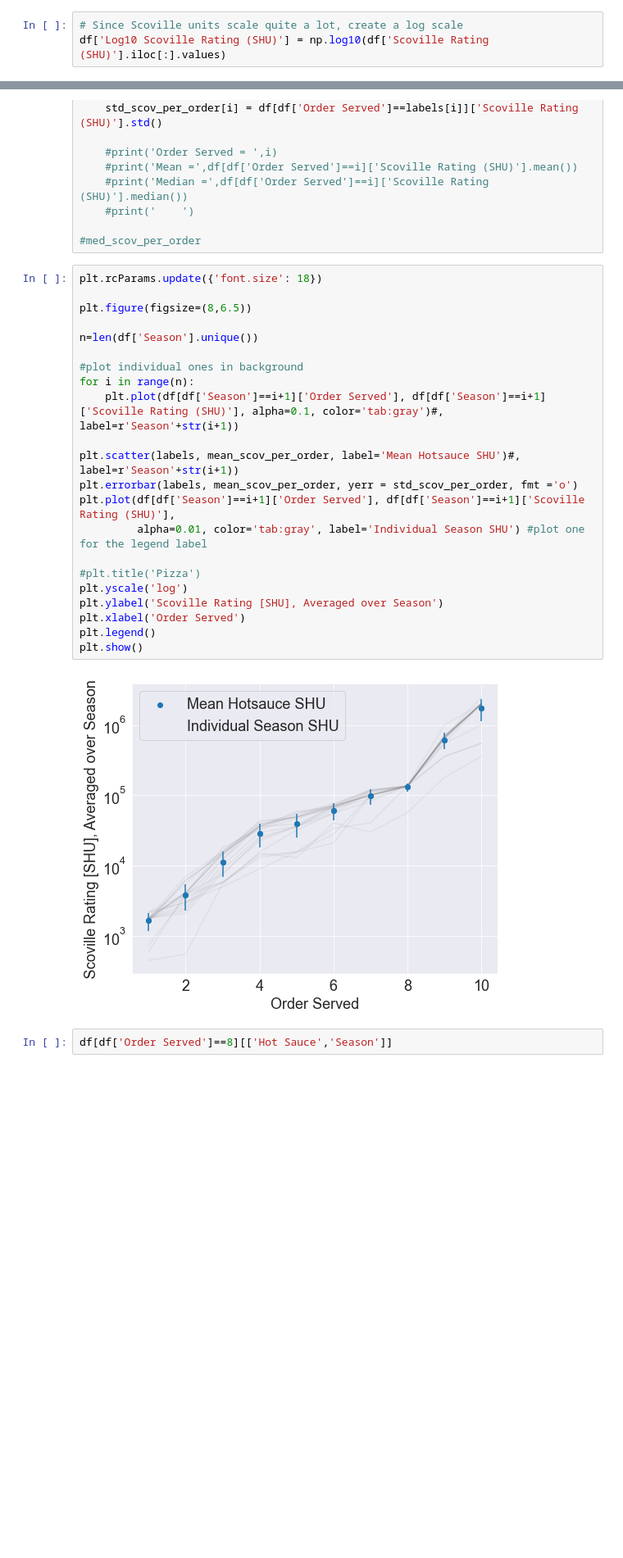
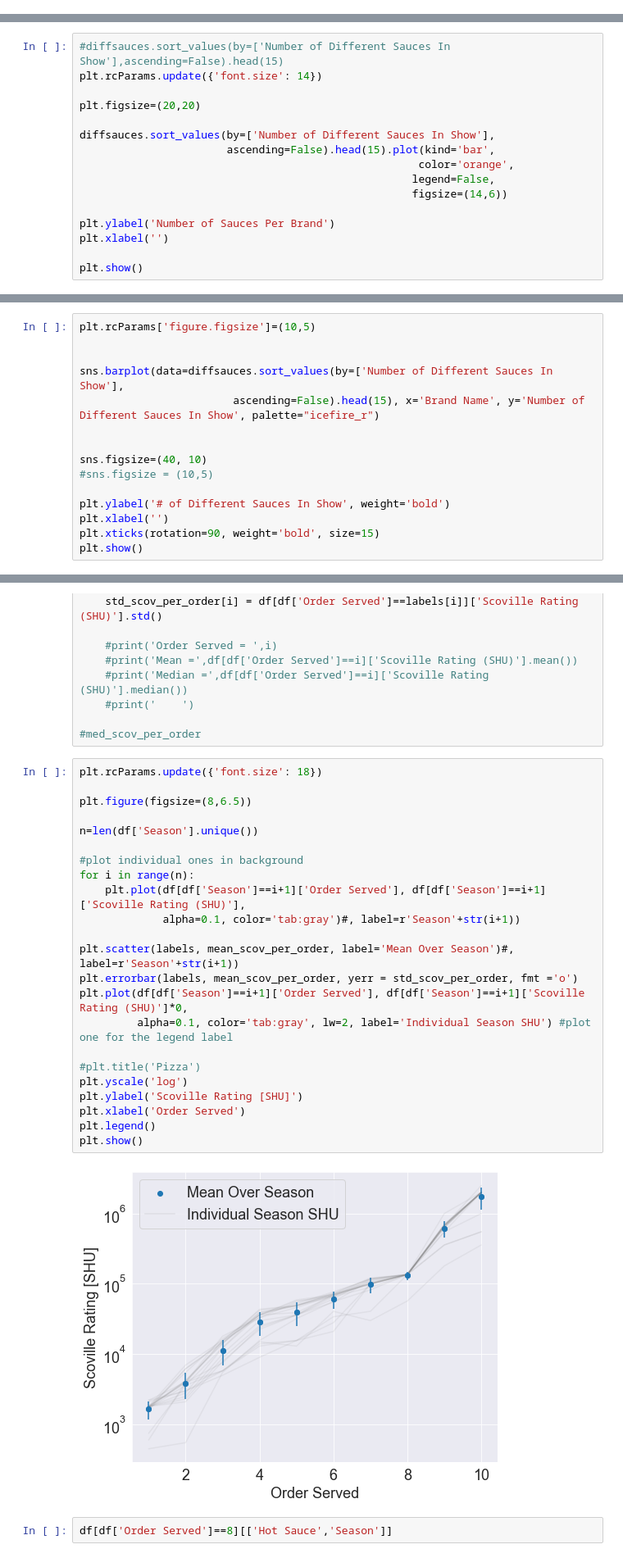
Before and after one commit to bucklonesome/DS_Portfolio, a Jupyter notebook: HotOnes_DS_Project/HotOnes_Exploratory.ipynb, the cells around one changed output, grey strips where cells are left out. Shown at 82% size. Saved outputs shown, nothing was run; the diff lists cells and outputs as text; blank space fills up the shorter version.

```diff
--- a/HotOnes_DS_Project/HotOnes_Exploratory.ipynb
+++ b/HotOnes_DS_Project/HotOnes_Exploratory.ipynb
@@ -110,3 +78,0 @@ df
-# %%
-# Since Scoville units scale quite a lot, create a log scale
-df['Log10 Scoville Rating (SHU)'] = np.log10(df['Scoville Rating (SHU)'].iloc[:].values)
@@ -186,0 +286,16 @@ df_brandname.sort_values(by=['Number of Seasons Present'],ascending=False)
+# %%
+#diffsauces.sort_values(by=['Number of Different Sauces In Show'],ascending=False).head(15)
+plt.rcParams.update({'font.size': 14})
+
+plt.figsize=(20,20)
+
+diffsauces.sort_values(by=['Number of Different Sauces In Show'],
+                       ascending=False).head(15).plot(kind='bar',
+                                                     color='orange',
+                                                    legend=False,
+                                                    figsize=(14,6))
+
+plt.ylabel('Number of Sauces Per Brand')
+plt.xlabel('')
+
+plt.show()
@@ -186,0 +304,15 @@ df_brandname.sort_values(by=['Number of Seasons Present'],ascending=False)
+# %%
+plt.rcParams['figure.figsize']=(10,5)
+
+
+sns.barplot(data=diffsauces.sort_values(by=['Number of Different Sauces In Show'],
+                        ascending=False).head(15), x='Brand Name', y='Number of Different Sauces In Show', palette="icefire_r")
+
+
+sns.figsize=(40, 10)
+#sns.figsize = (10,5)
+
+plt.ylabel('# of Different Sauces In Show', weight='bold')
+plt.xlabel('')
+plt.xticks(rotation=90, weight='bold', size=15)
+plt.show()
@@ -237,27 +363,28 @@ for i in range(n):
 # %%
 plt.rcParams.update({'font.size': 18})
 
 plt.figure(figsize=(8,6.5))
 
 n=len(df['Season'].unique())
 
 #plot individual ones in background
 for i in range(n):
-    plt.plot(df[df['Season']==i+1]['Order Served'], df[df['Season']==i+1]['Scoville Rating (SHU)'], alpha=0.1, color='tab:gray')#, label=r'Season'+str(i+1))
+    plt.plot(df[df['Season']==i+1]['Order Served'], df[df['Season']==i+1]['Scoville Rating (SHU)'],
+             alpha=0.1, color='tab:gray')#, label=r'Season'+str(i+1))
 
-plt.scatter(labels, mean_scov_per_order, label='Mean Hotsauce SHU')#, label=r'Season'+str(i+1))
+plt.scatter(labels, mean_scov_per_order, label='Mean Over Season')#, label=r'Season'+str(i+1))
 plt.errorbar(labels, mean_scov_per_order, yerr = std_scov_per_order, fmt ='o')
-plt.plot(df[df['Season']==i+1]['Order Served'], df[df['Season']==i+1]['Scoville Rating (SHU)'],
-         alpha=0.01, color='tab:gray', label='Individual Season SHU') #plot one for the legend label
+plt.plot(df[df['Season']==i+1]['Order Served'], df[df['Season']==i+1]['Scoville Rating (SHU)']*0,
+         alpha=0.1, color='tab:gray', lw=2, label='Individual Season SHU') #plot one for the legend label
 
 #plt.title('Pizza')
 plt.yscale('log')
-plt.ylabel('Scoville Rating [SHU], Averaged over Season')
+plt.ylabel('Scoville Rating [SHU]')
 plt.xlabel('Order Served')
 plt.legend()
 plt.show()
 # %% [output]
-[figure, old version]
+[figure, new version]
 # %%
 df[df['Order Served']==8][['Hot Sauce','Season']]
 # %% [output]
```
Also changed, not shown: parts of 100 cells of this notebook, 9 other files.
